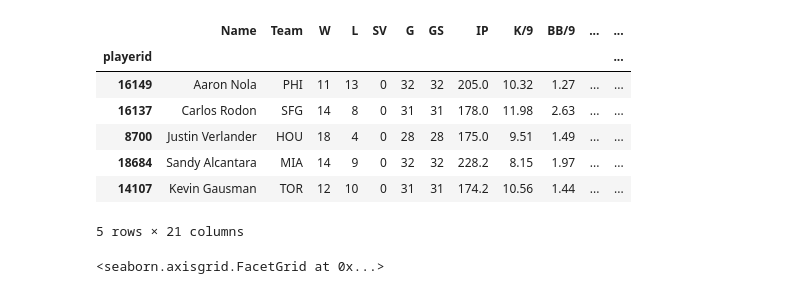
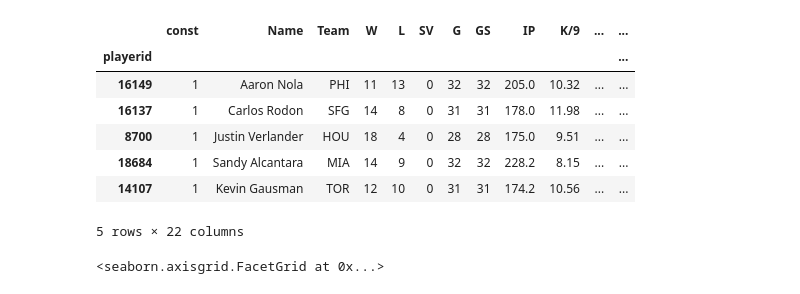
Before and after one commit to trpubz/DBacksAnalysis, a Jupyter notebook: Side Analysis/pitching.ipynb, the cells around one changed output. Cells and saved outputs as stored; diff of their text form; code cells hidden in the pictures.

```diff
--- a/Side Analysis/pitching.ipynb
+++ b/Side Analysis/pitching.ipynb
@@ -1,17 +1,18 @@
 # %%
 import pandas as pd
 
 df = pd.read_csv('pit_bb_war.csv', index_col='playerid')
+df.insert(0, column='const', value=1)
 df.head()
 # %% [output]
-|  | Name | Team | W | L | SV | G | GS | IP | K/9 | BB/9 | ... | ... |
+|  | const | Name | Team | W | L | SV | G | GS | IP | K/9 | ... | ... |
 | playerid |  |  |  |  |  |  |  |  |  |  |  | ... |
-| 16149 | Aaron Nola | PHI | 11 | 13 | 0 | 32 | 32 | 205.0 | 10.32 | 1.27 | ... | ... |
-| 16137 | Carlos Rodon | SFG | 14 | 8 | 0 | 31 | 31 | 178.0 | 11.98 | 2.63 | ... | ... |
-| 8700 | Justin Verlander | HOU | 18 | 4 | 0 | 28 | 28 | 175.0 | 9.51 | 1.49 | ... | ... |
-| 18684 | Sandy Alcantara | MIA | 14 | 9 | 0 | 32 | 32 | 228.2 | 8.15 | 1.97 | ... | ... |
-| 14107 | Kevin Gausman | TOR | 12 | 10 | 0 | 31 | 31 | 174.2 | 10.56 | 1.44 | ... | ... |
+| 16149 | 1 | Aaron Nola | PHI | 11 | 13 | 0 | 32 | 32 | 205.0 | 10.32 | ... | ... |
+| 16137 | 1 | Carlos Rodon | SFG | 14 | 8 | 0 | 31 | 31 | 178.0 | 11.98 | ... | ... |
+| 8700 | 1 | Justin Verlander | HOU | 18 | 4 | 0 | 28 | 28 | 175.0 | 9.51 | ... | ... |
+| 18684 | 1 | Sandy Alcantara | MIA | 14 | 9 | 0 | 32 | 32 | 228.2 | 8.15 | ... | ... |
+| 14107 | 1 | Kevin Gausman | TOR | 12 | 10 | 0 | 31 | 31 | 174.2 | 10.56 | ... | ... |
-5 rows × 21 columns
+5 rows × 22 columns
 # %%
 import seaborn as sns
 
```
Also changed, not shown: parts of 4 cells of this notebook.
